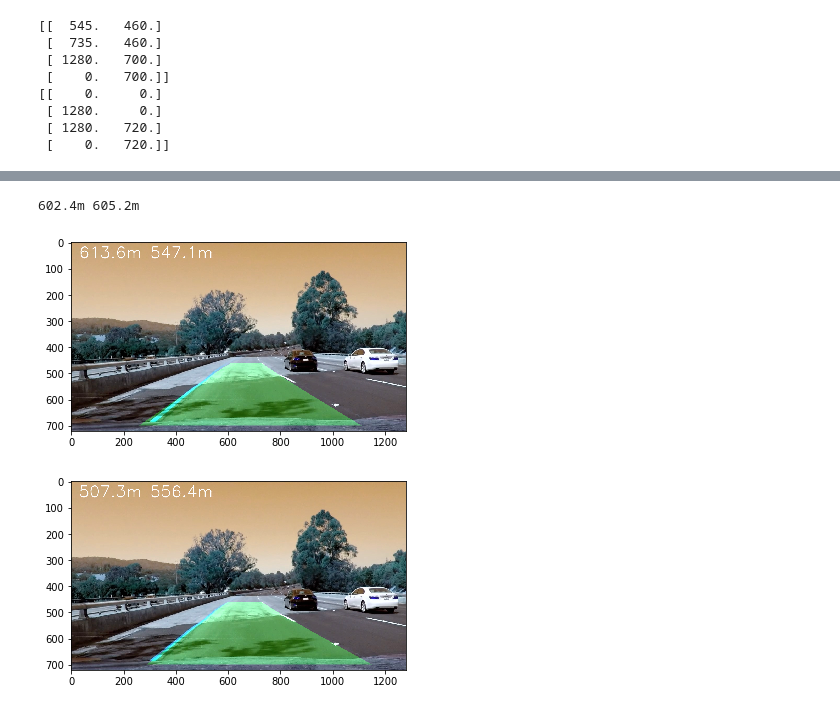
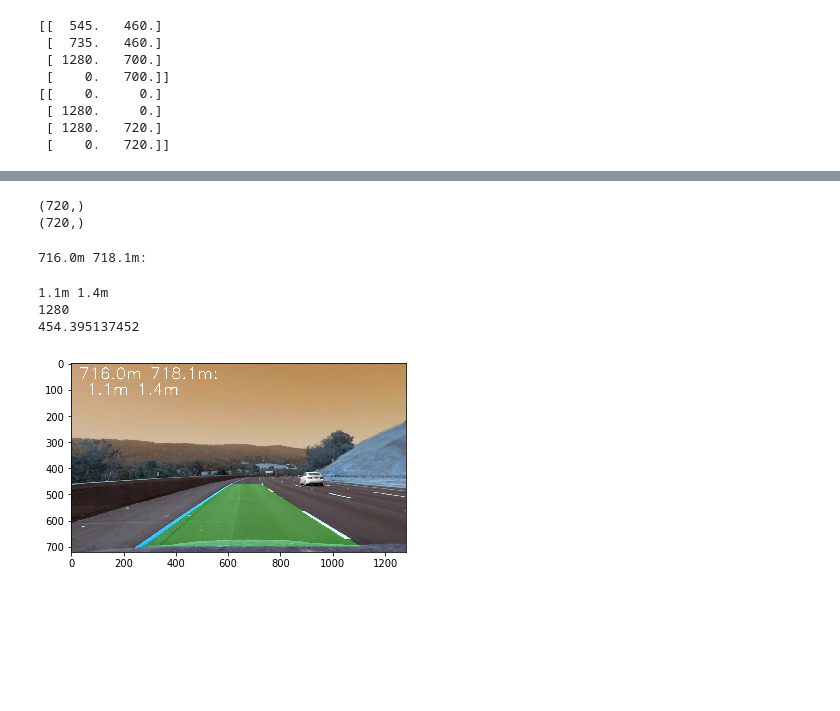
Before and after one commit to gaber-/CarND-Advanced-Lane-Lines, a Jupyter notebook: advanced-lane-lines.ipynb, the cells around one changed output, grey strips where cells are left out. Drawn from its saved outputs; the diff is of its cells as text; code cells hidden in the pictures; blank space fills up the shorter version.

Commit message:
Fixed image pipeline and added curvature and distance to the sides on the images

```diff
--- a/advanced-lane-lines.ipynb
+++ b/advanced-lane-lines.ipynb
@@ -480,6 +328,6 @@ def find_first_fit(image):
 # %%
 # Generate x and y values for plotting
-ploty = np.linspace(0, dst.shape[0]-1, dst.shape[0] )
+ploty = np.linspace(0, masked.shape[0]-1, masked.shape[0] )
 left_fitx = left_fit[0]*ploty**2 + left_fit[1]*ploty + left_fit[2]
 right_fitx = right_fit[0]*ploty**2 + right_fit[1]*ploty + right_fit[2]
 
@@ -523,7 +371,7 @@ def find_fit(image, left_lane_inds, right_lane_inds, left_fit, right_fit):
     return (left_lane_inds, right_lane_inds, left_fit, right_fit, leftx, lefty, rightx, righty, nonzerox, nonzeroy, out_img)
 # %%
 (left_inds, right_inds, left_fit, right_fit, leftx, lefty, rightx, righty, nonzerox, nonzeroy, out_img) = find_fit(
-    dst, left_inds, right_inds, left_fit, right_fit)
+    masked, left_inds, right_inds, left_fit, right_fit)
 # %%
 # Create an image to draw on and an image to show the selection window
 window_img = np.zeros_like(out_img)
@@ -558 +406,7 @@ plt.show()
+# %%
+print (ploty.shape)
+print(right_fitx.shape)
+# %% [output]
+(720,)
+(720,)
 # %%
@@ -587,9 +441,30 @@ def calculate_curvature(leftx, rightx):
-# %%
-print( calculate_curvature(leftx, rightx))
-# %% [output]
-602.4m 605.2m
+# %%
+print( calculate_curvature(left_fitx, right_fitx, ploty))
+# %% [output]
+716.0m 718.1m:
+# %%
+def calculate_center(img_shape, left_fit, right_fit):
+    xm_per_pix = 3.7/img_shape[1]
+    center = img_shape[1]/2
+    left = np.poly1d(left_fit)
+    right = np.poly1d(right_fit)
+    from_left = center - left(img_shape[0])
+    from_right = right(img_shape[0]) - center
+
+   # assert(from_left > 0)
+    #assert(from_right > 0)
+
+    return str("{:.1f}".format(from_left*xm_per_pix) + "m " + "{:.1f}".format(from_right*xm_per_pix) + "m")
+# %%
+print(calculate_center(img.shape, left_fit, right_fit))
+print(img.shape[1])
+print(left_fit[2])
+# %% [output]
+1.1m 1.4m
+1280
+454.395137452
 # %%
-def lane_image(image, mask, left_fitx, right_fitx, ploty, leftx, rightx):
+def lane_image(image, mask, left_fitx, right_fitx, left_fit, right_fit, ploty, leftx, rightx):
     # Create an image to draw the lines on
     warp_zero = np.zeros_like(mask).astype(np.uint8)
     color_warp = np.dstack((warp_zero, warp_zero, warp_zero))
@@ -601,16 +476,17 @@ def lane_image(image, mask, left_fitx, right_fitx, ploty, leftx, rightx):
     font = cv2.FONT_HERSHEY_SIMPLEX
     newwarp = unwarped(color_warp)
     result = cv2.addWeighted(image, 1, newwarp, 0.3, 0)
-    cv2.putText(result,calculate_curvature(leftx, rightx),(30,60), font, 2,(255,255,255),2,cv2.LINE_AA)
+    cv2.putText(result,calculate_curvature(left_fitx, right_fitx, ploty),(30,60), font, 2,(255,255,255),2,cv2.LINE_AA)
+    cv2.putText(result,calculate_center(image.shape, left_fit, right_fit),(60,120), font, 2,(255,255,255),2,cv2.LINE_AA)
 
     return result
     #return newwarp
 # %%
-result=lane_image(img, dst, left_fitx, right_fitx, ploty, leftx, rightx)
+result=lane_image(img, masked, left_fitx, right_fitx, left_fit, right_fit, ploty, leftx, rightx)
 plt.imshow(result)
 plt.show()
 # %% [output]
-[figure, old version]
+[figure, new version]
 # %%
 left_inds, right_inds, leftx, lefty, rightx, righty, left_fit, right_fit, margin = (0,0,0,0,0,0,0,0,0)
 def process_image(image):
@@ -632,12 +510,4 @@ def process_image(image):
     return result
-# %%
-del left_inds
-img=cv2.imread(test_images[3])
-result=process_image(img)
-plt.imshow(result)
-plt.show()
-# %% [output]
-[figure, removed]
 # %%
 from moviepy.editor import VideoFileClip
 from IPython.display import HTML
```
Also changed, not shown: parts of 13 cells of this notebook, 3 other files.
